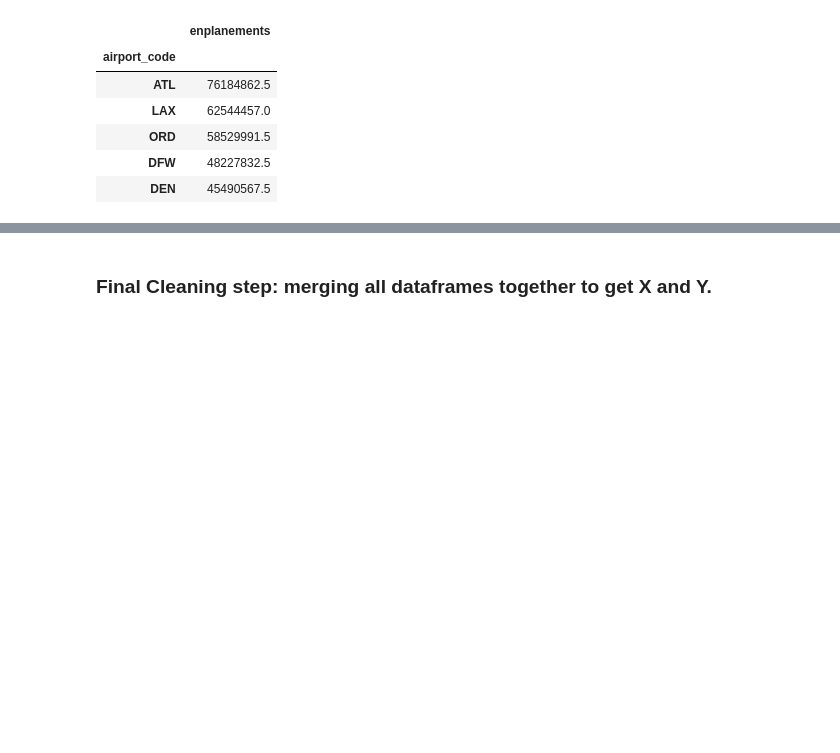
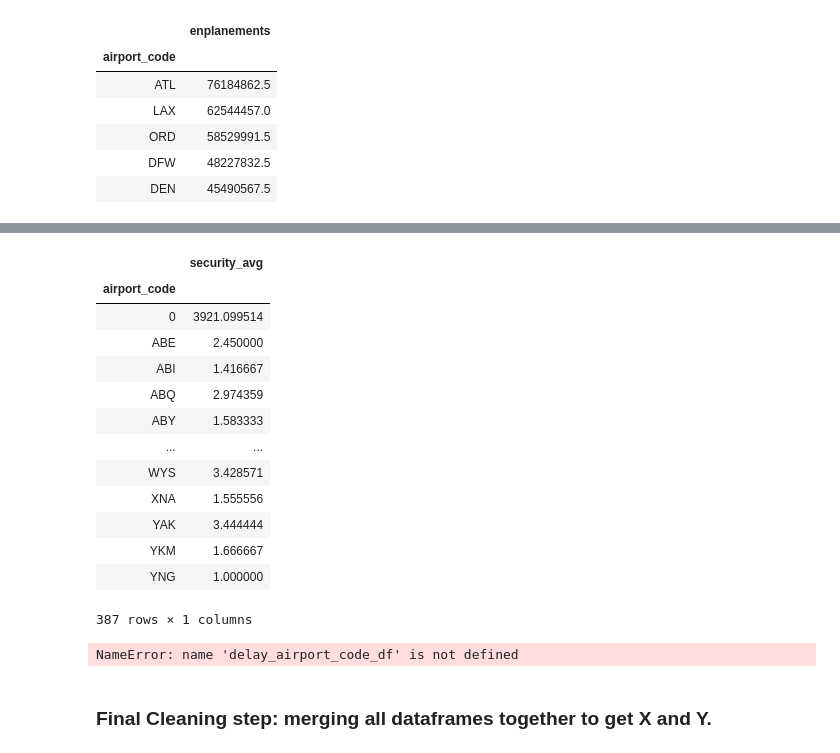
Before and after one commit to didyxdi/COGS108_final_project, a Jupyter notebook: Final Project.ipynb, the cells around one changed output, grey strips where cells are left out. Saved outputs shown, nothing was run; the diff lists cells and outputs as text; code cells hidden in the pictures; blank space fills up the shorter version.

```diff
--- a/Final Project.ipynb
+++ b/Final Project.ipynb
@@ -553,0 +571,39 @@ enplanements_df.head()
+# %%
+security_df["security_avg"] = 0.0
+# %%
+def calculate_security_avg(df):
+    for index,row in df.iterrows():
+        row_sub = row[3:128]
+        time = 0
+        sums = 0
+        for i in row_sub:
+            if i>0:
+                time = time + 1
+                sums = sums + i
+        df.at[index,"security_avg"] = sums/time
+    return df
+# %%
+security_df = calculate_security_avg(security_df)
+security_df = security_df[["airport_code", "security_avg"]].groupby("airport_code").sum()
+security_df
+# %% [output]
+|  | security_avg |
+| airport_code |  |
+| 0 | 3921.099514 |
+| ABE | 2.450000 |
+| ABI | 1.416667 |
+| ABQ | 2.974359 |
+| ABY | 1.583333 |
+| ... | ... |
+| WYS | 3.428571 |
+| XNA | 1.555556 |
+| YAK | 3.444444 |
+| YKM | 1.666667 |
+| YNG | 1.000000 |
+387 rows × 1 columns
+# %%
+security_df = pd.concat([security_df, delay_airport_code_df], axis=1, sort=False)
+security_df = security_df.dropna().drop(0)
+security_df
+# %% [output]
+NameError: name 'delay_airport_code_df' is not defined
```
Also changed, not shown: parts of 7 cells of this notebook.
